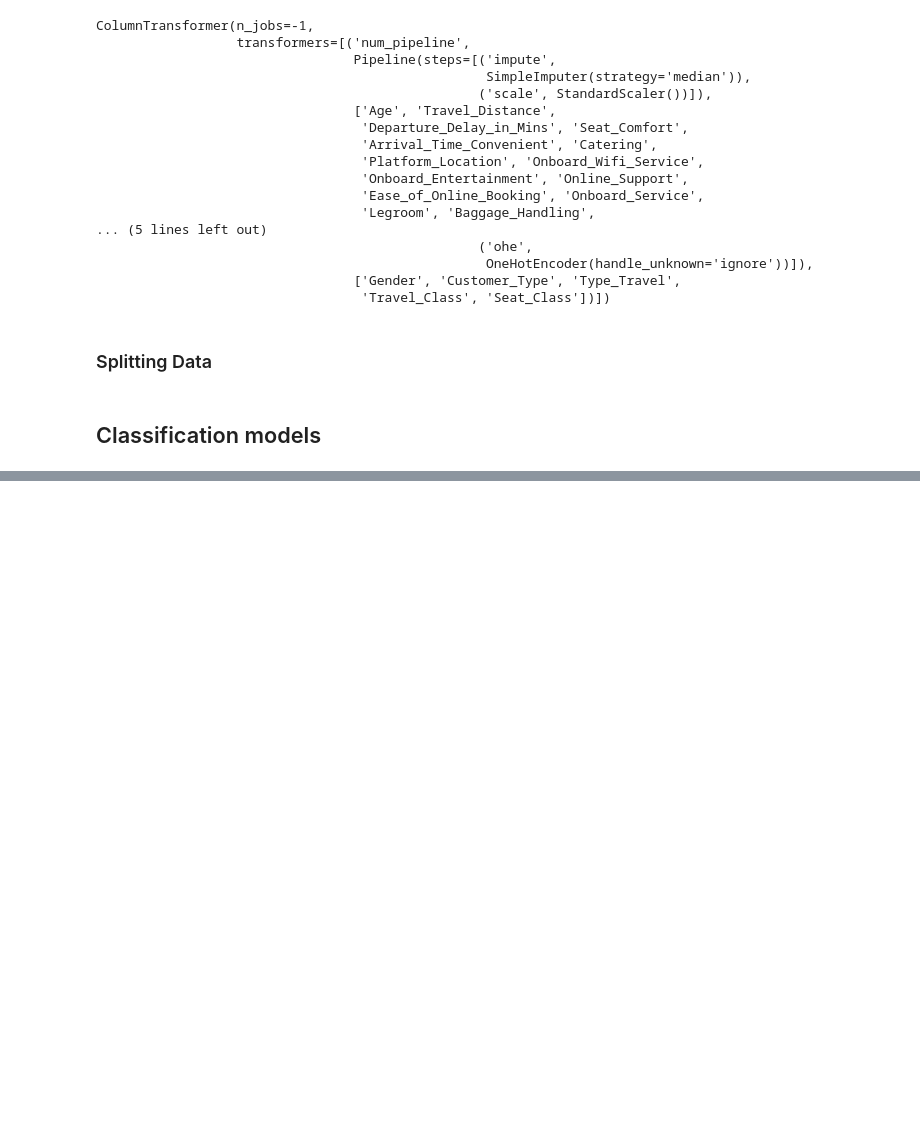
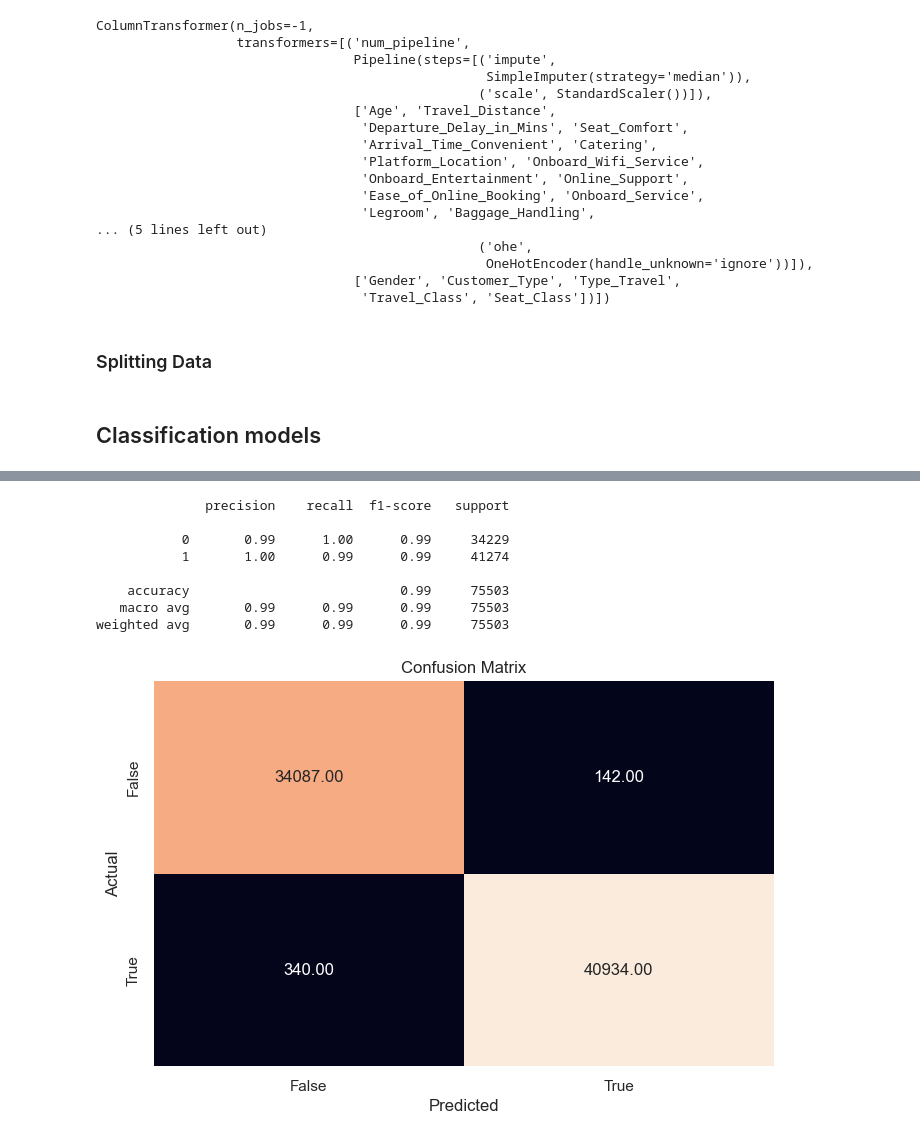
Before and after one commit to agraglez/shinkansen-travel-experience, a Jupyter notebook: notebooks/shinkansen_travel_experience.ipynb, the cells around one changed output, grey strips where cells are left out. Drawn from its saved outputs; the diff is of its cells as text; code cells hidden in the pictures; blank space fills up the shorter version.

```diff
--- a/notebooks/shinkansen_travel_experience.ipynb
+++ b/notebooks/shinkansen_travel_experience.ipynb
@@ -539,0 +612,9 @@ gradient_boost: 0.924136469591015
+# %%
+n_estimators = list(range(100,151,10))
+max_depth = list(range(1,21))
+grid_para = {'random_forest__n_estimators':n_estimators, 'random_forest__max_depth':max_depth}
+# %%
+from sklearn.model_selection import RandomizedSearchCV
+
+random_search = RandomizedSearchCV(rf_pipeline, grid_para, cv=3, n_jobs=-1, scoring='accuracy')
+random_search.fit(X_train, y_train)
@@ -539,0 +647,7 @@ gradient_boost: 0.924136469591015
+# %%
+rf_f = RandomForestClassifier(n_estimators=150, max_depth=18, random_state=42)
+rf_f_pipeline = Pipeline(steps=[
+    ('col_trans', col_trans),
+    ('random_forest', rf_f)
+])
+display(rf_f_pipeline)
@@ -539,0 +672,17 @@ gradient_boost: 0.924136469591015
+# %%
+rf_f_pipeline.fit(X_train,y_train)
+rf_f_pipeline.score(X_train,y_train)
+# %%
+#Checking performance on training data
+y_pred_train = rf_f_pipeline.predict(X_train)
+metrics_score(y_train, y_pred_train)
+# %% [output]
+              precision    recall  f1-score   support
+
+           0       0.99      1.00      0.99     34229
+           1       1.00      0.99      0.99     41274
+
+    accuracy                           0.99     75503
+   macro avg       0.99      0.99      0.99     75503
+weighted avg       0.99      0.99      0.99     75503
+[figure, added]
```
Also changed, not shown: parts of 14 cells of this notebook.
